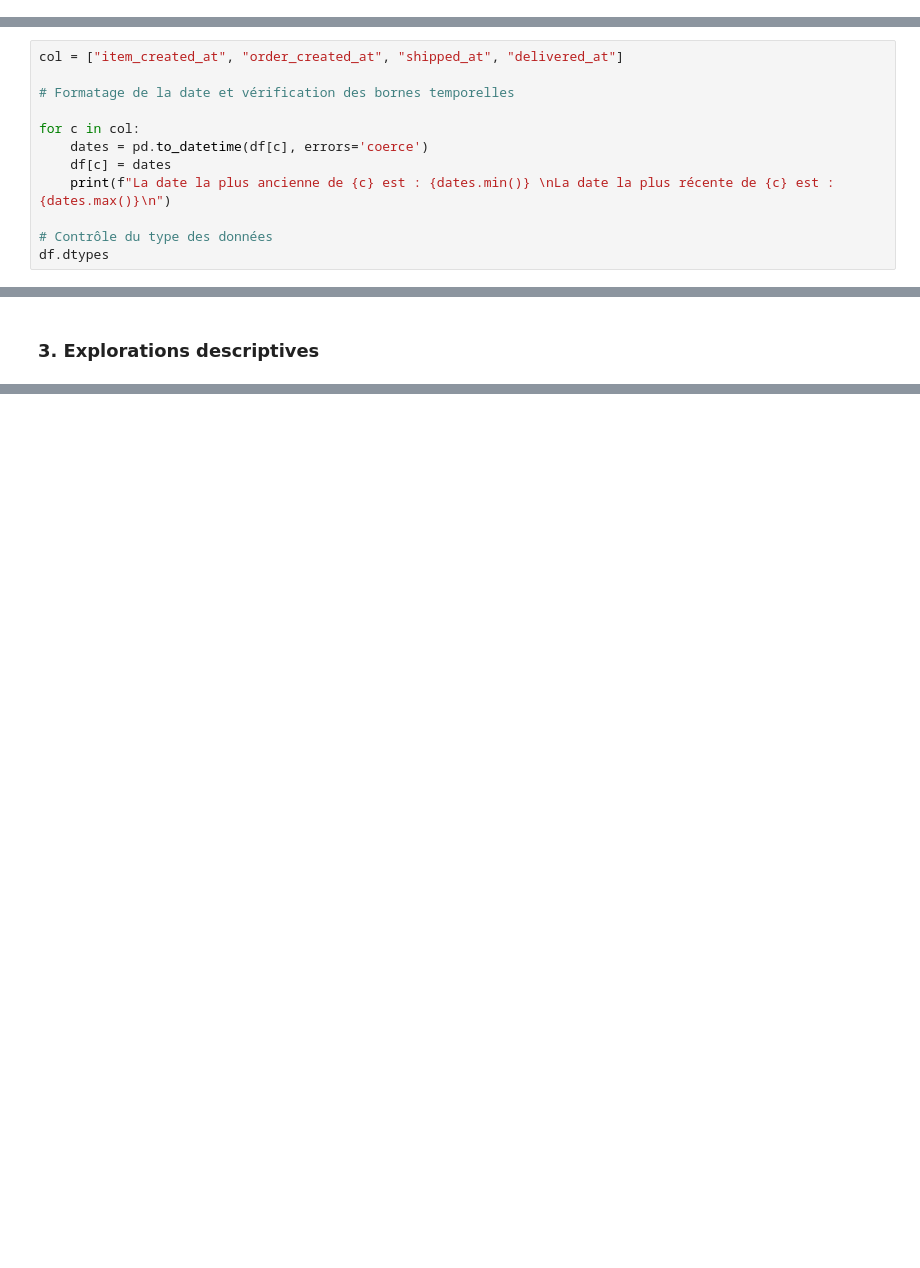
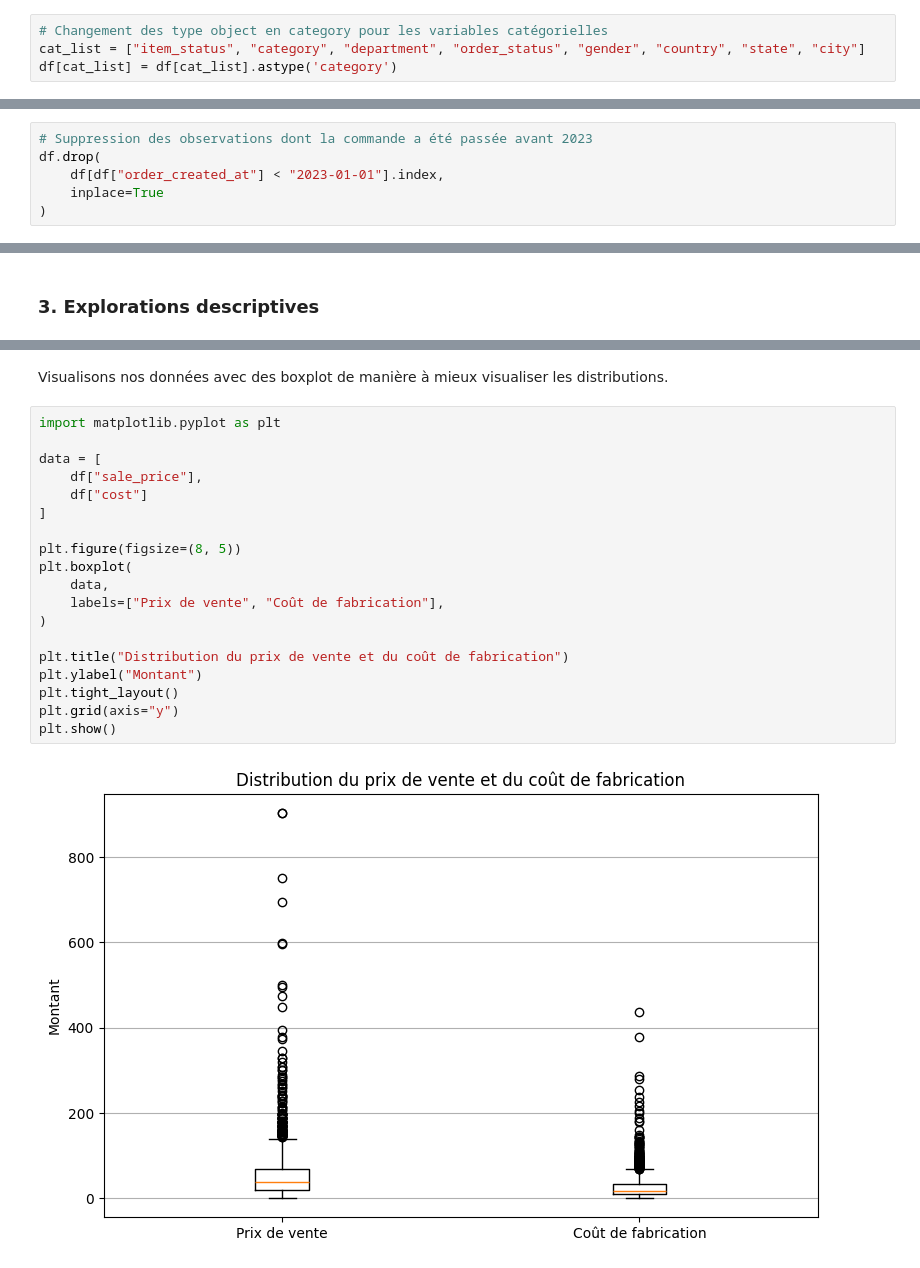
Before and after one commit to Ju3465/Analyse-e-commerce-2023-vs-2024-thelook_ecommerce, a Jupyter notebook: notebooks/eda_thelook_fr_women_2023_2024.ipynb, the cells around one changed output, grey strips where cells are left out. Saved outputs shown, nothing was run; the diff lists cells and outputs as text; blank space fills up the shorter version.

```diff
--- a/notebooks/eda_thelook_fr_women_2023_2024.ipynb
+++ b/notebooks/eda_thelook_fr_women_2023_2024.ipynb
@@ -49,0 +103,4 @@ On observe déjà que l'essentiel des valeurs manquantes se trouve dans les deux
+# %%
+# Changement des type object en category pour les variables catégorielles
+cat_list = ["item_status", "category", "department", "order_status", "gender", "country", "state", "city"]
+df[cat_list] = df[cat_list].astype('category')
@@ -278,12 +207,0 @@ La date est au format objet, ce qui n'est pas très pratique pour trier notre Da
-# %%
-col = ["item_created_at", "order_created_at", "shipped_at", "delivered_at"]
-
-# Formatage de la date et vérification des bornes temporelles
-
-for c in col:
-    dates = pd.to_datetime(df[c], errors='coerce')
-    df[c] = dates
-    print(f"La date la plus ancienne de {c} est : {dates.min()} \nLa date la plus récente de {c} est : {dates.max()}\n")
-
-# Contrôle du type des données
-df.dtypes
@@ -331,0 +227,6 @@ Très peu de dates sont concernées par le fait de ne pas appartenir au périmè
+# %%
+# Suppression des observations dont la commande a été passée avant 2023
+df.drop(
+    df[df["order_created_at"] < "2023-01-01"].index,
+    inplace=True
+)
@@ -590,0 +262,23 @@ np.float64(95739.55013930798)
+# %% [markdown]
+Visualisons nos données avec des boxplot de manière à mieux visualiser les distributions.
+# %%
+import matplotlib.pyplot as plt
+
+data = [
+    df["sale_price"],
+    df["cost"]
+]
+
+plt.figure(figsize=(8, 5))
+plt.boxplot(
+    data,
+    labels=["Prix de vente", "Coût de fabrication"],
+)
+
+plt.title("Distribution du prix de vente et du coût de fabrication")
+plt.ylabel("Montant")
+plt.tight_layout()
+plt.grid(axis="y")
+plt.show()
+# %% [output]
+[figure, added]
```
Also changed, not shown: parts of 104 cells of this notebook, 2 other files.
